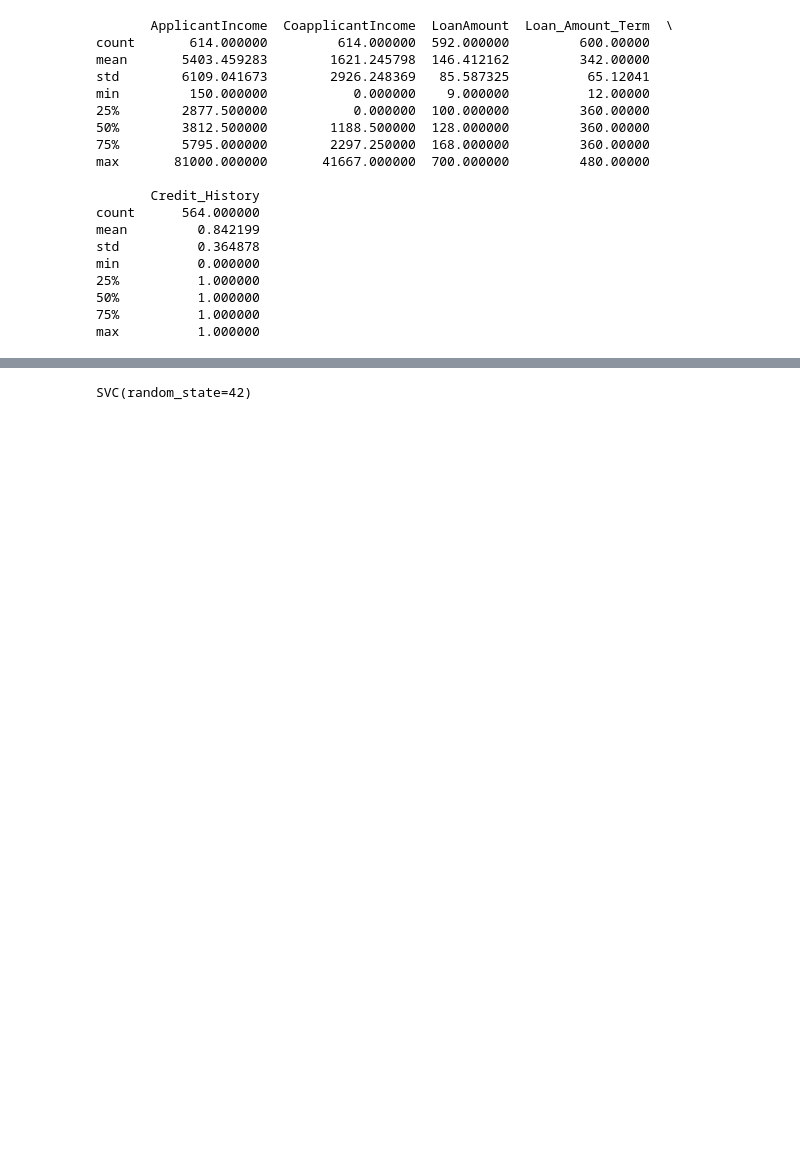
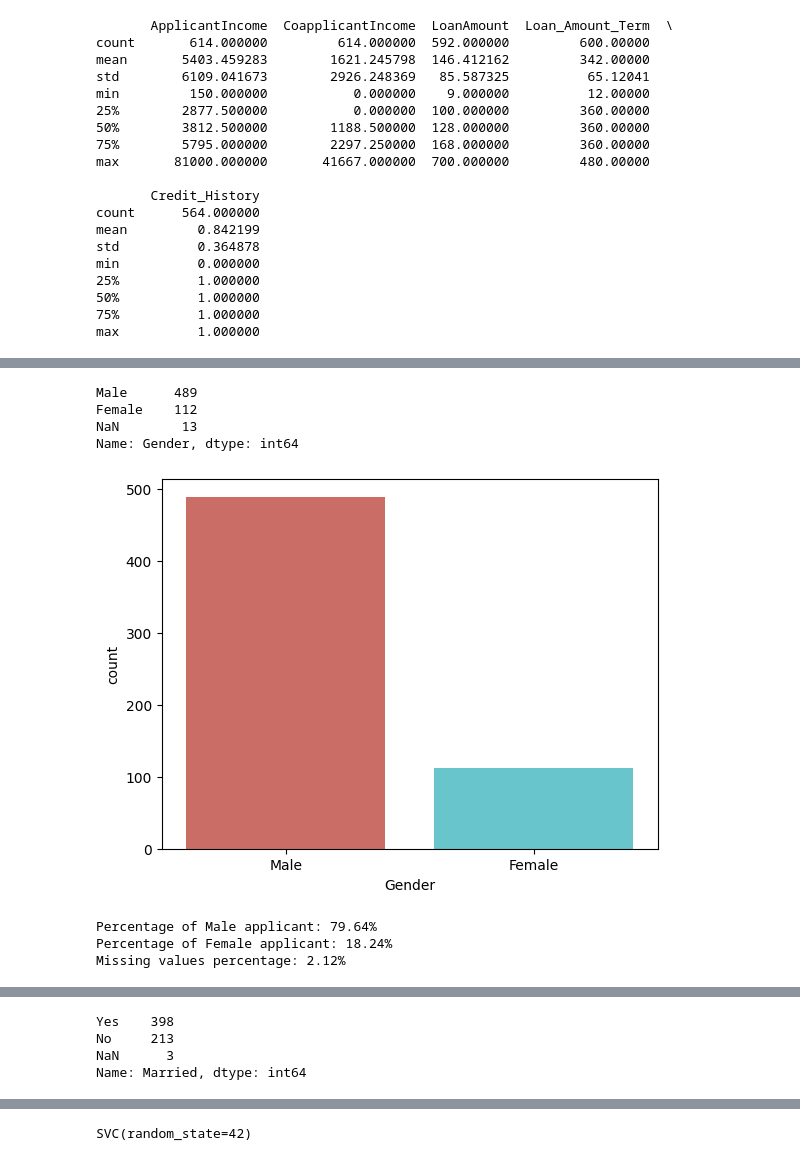
Before and after one commit to Mihauk/Loan-Prediction, a Jupyter notebook: loan_prediction.ipynb, the cells around one changed output, grey strips where cells are left out. Drawn from its saved outputs; the diff is of its cells as text; code cells hidden in the pictures; blank space fills up the shorter version.

```diff
--- a/loan_prediction.ipynb
+++ b/loan_prediction.ipynb
@@ -78,6 +126,30 @@ fig_loan_status = px.pie(loan_status_count,
 fig_loan_status.show()
 # %% [output]
 [interactive output not drawn]
+# %%
+df['Gender'].value_counts(dropna=False)
+# %% [output]
+Male      489
+Female    112
+NaN        13
+Name: Gender, dtype: int64
+# %%
+sns.countplot(x="Gender", data=df, palette="hls")
+plt.show()
+# %% [output]
+[figure, added]
+# %%
+countMale = len(df[df.Gender == 'Male'])
+countFemale = len(df[df.Gender == 'Female'])
+countNull = len(df[df.Gender.isnull()])
+
+print("Percentage of Male applicant: {:.2f}%".format((countMale / (len(df.Gender))*100)))
+print("Percentage of Female applicant: {:.2f}%".format((countFemale / (len(df.Gender))*100)))
+print("Missing values percentage: {:.2f}%".format((countNull / (len(df.Gender))*100)))
+# %% [output]
+Percentage of Male applicant: 79.64%
+Percentage of Female applicant: 18.24%
+Missing values percentage: 2.12%
 # %%
 gender_count = df['Gender'].value_counts()
 fig_gender = px.bar(gender_count,
@@ -87,3 +159,10 @@ fig_gender = px.bar(gender_count,
 fig_gender.show()
 # %% [output]
 [interactive output not drawn]
+# %%
+df.Married.value_counts(dropna=False)
+# %% [output]
+Yes    398
+No     213
+NaN      3
+Name: Married, dtype: int64
```
Also changed, not shown: parts of 50 cells of this notebook.
